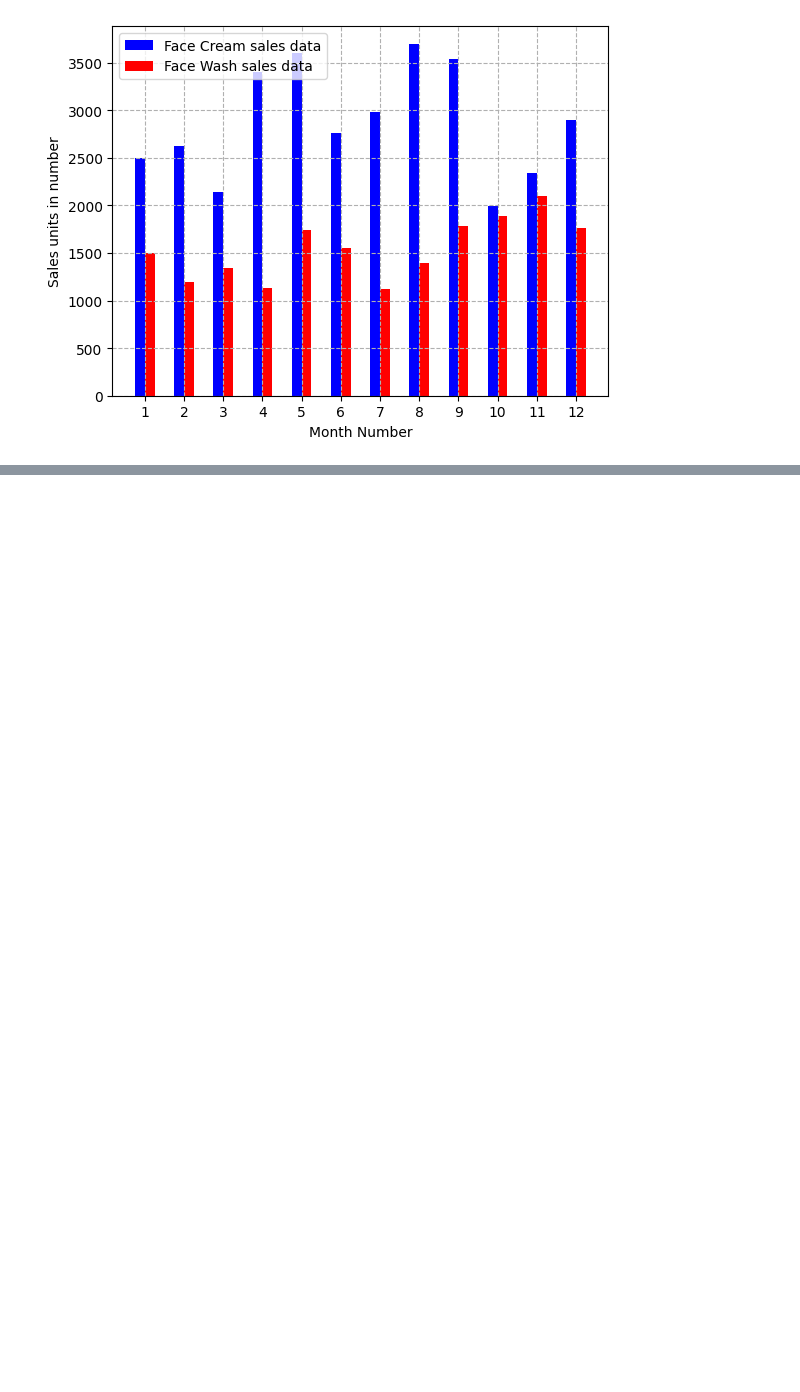
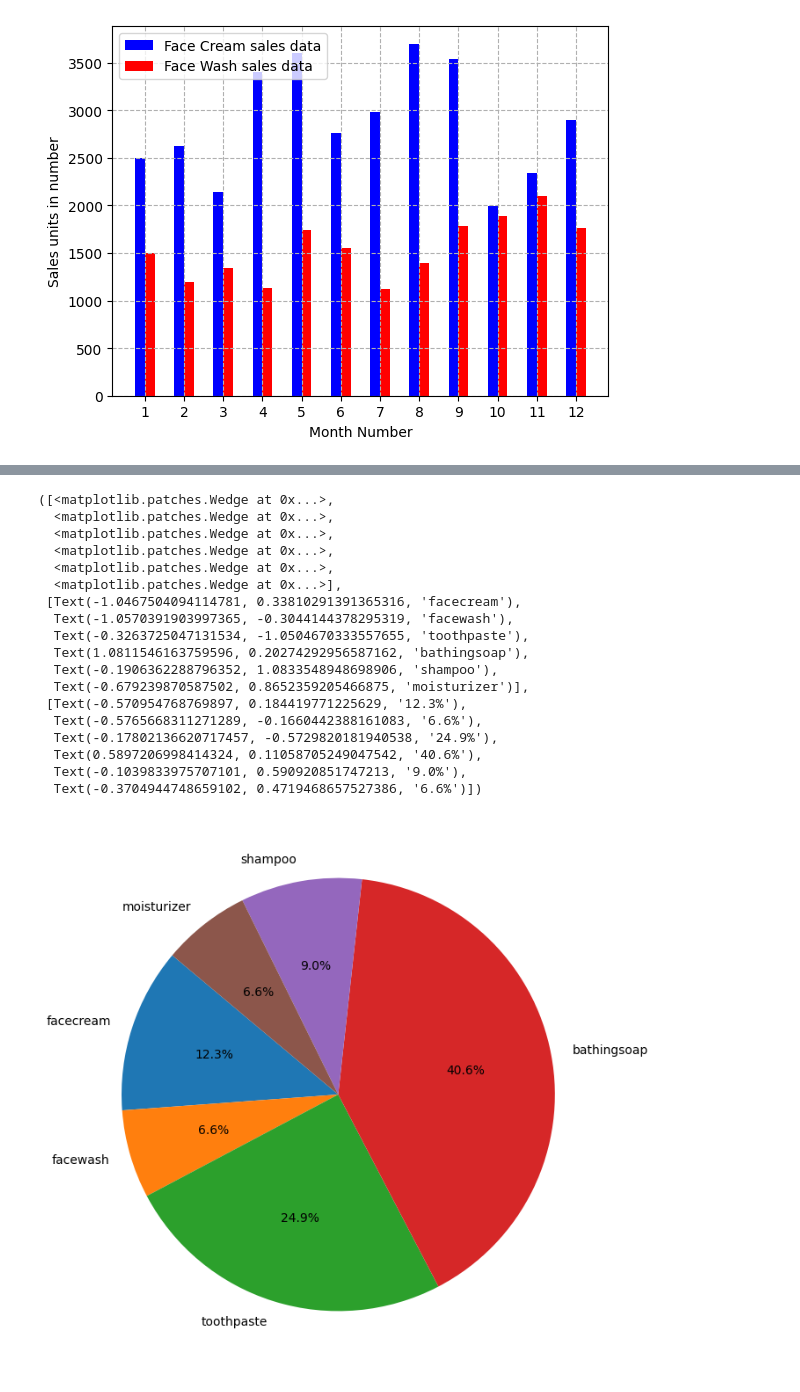
Before and after one commit to luhmont/INFS-772---Programming-for-Data-Analytics--Spring-2025-, a Jupyter notebook: Assignments/Assignment3/INFS772Assignment03.ipynb, the cells around one changed output, grey strips where cells are left out. Drawn from its saved outputs; the diff is of its cells as text; code cells hidden in the pictures; blank space fills up the shorter version.

```diff
--- a/Assignments/Assignment3/INFS772Assignment03.ipynb
+++ b/Assignments/Assignment3/INFS772Assignment03.ipynb
@@ -137,2 +176,26 @@ plt.show
 # %%
 #Exercise 8: Calculate total sale data for last year for each product and show it using a Pie chart
+
+totals = companysales[['facecream', 'facewash', 'toothpaste', 'bathingsoap', 'shampoo', 'moisturizer']].sum()
+plt.figure(figsize=(8,8))
+plt.pie(totals, labels=totals.index, autopct='%1.1f%%', startangle=140)
+# %% [output]
+([<matplotlib.patches.Wedge at 0x...>,
+  <matplotlib.patches.Wedge at 0x...>,
+  <matplotlib.patches.Wedge at 0x...>,
+  <matplotlib.patches.Wedge at 0x...>,
+  <matplotlib.patches.Wedge at 0x...>,
+  <matplotlib.patches.Wedge at 0x...>],
+ [Text(-1.0467504094114781, 0.33810291391365316, 'facecream'),
+  Text(-1.0570391903997365, -0.3044144378295319, 'facewash'),
+  Text(-0.3263725047131534, -1.0504670333557655, 'toothpaste'),
+  Text(1.0811546163759596, 0.20274292956587162, 'bathingsoap'),
+  Text(-0.1906362288796352, 1.0833548948698906, 'shampoo'),
+  Text(-0.679239870587502, 0.8652359205466875, 'moisturizer')],
+ [Text(-0.570954768769897, 0.184419771225629, '12.3%'),
+  Text(-0.5765668311271289, -0.1660442388161083, '6.6%'),
+  Text(-0.17802136620717457, -0.5729820181940538, '24.9%'),
+  Text(0.5897206998414324, 0.11058705249047542, '40.6%'),
+  Text(-0.1039833975707101, 0.590920851747213, '9.0%'),
+  Text(-0.3704944748659102, 0.4719468657527386, '6.6%')])
+[figure, added]
```
Also changed, not shown: parts of 6 cells of this notebook, 1 other file.
